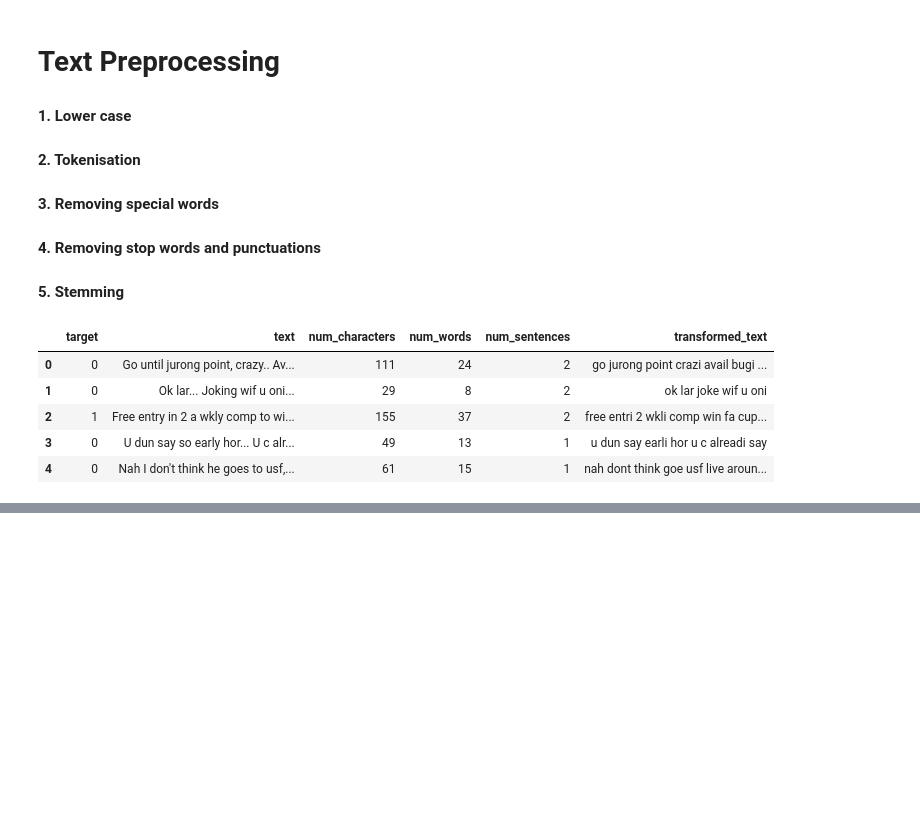
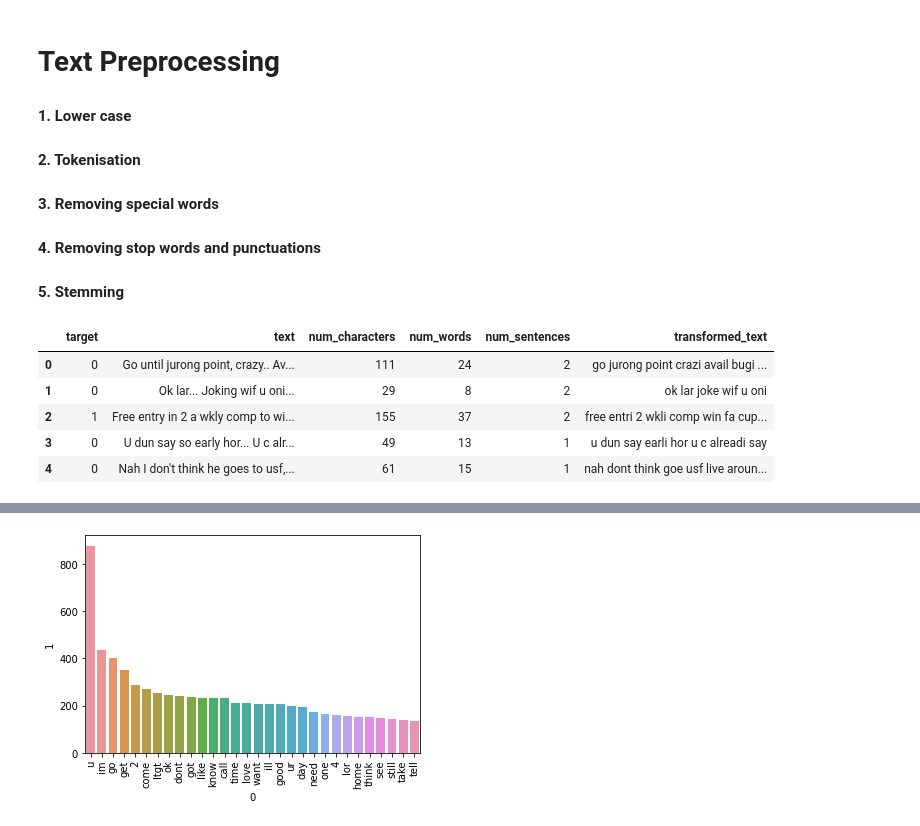
Before and after one commit to harshjainsk/email-spam-classifier, a Jupyter notebook: spam-classifier.ipynb, the cells around one changed output, grey strips where cells are left out. Drawn from its saved outputs; the diff is of its cells as text; code cells hidden in the pictures; blank space fills up the shorter version.

```diff
--- a/spam-classifier.ipynb
+++ b/spam-classifier.ipynb
@@ -317,0 +406,6 @@ plt.show()
+# %%
+sns.barplot(pd.DataFrame(Counter(ham_corpus).most_common(30))[0], pd.DataFrame(Counter(ham_corpus).most_common(30))[1])
+plt.xticks(rotation = 'vertical')
+plt.show()
+# %% [output]
+[figure, added]
```
Also changed, not shown: parts of 22 cells of this notebook.
